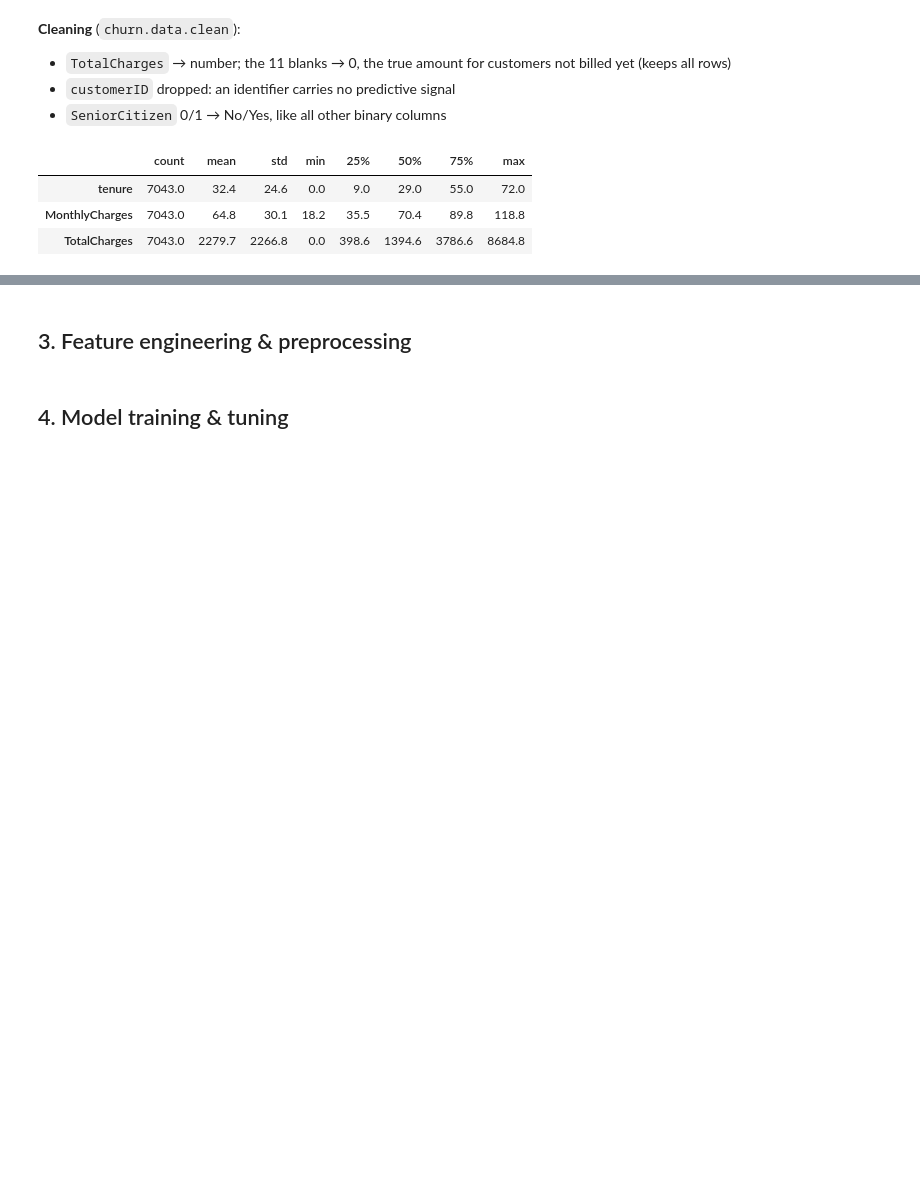
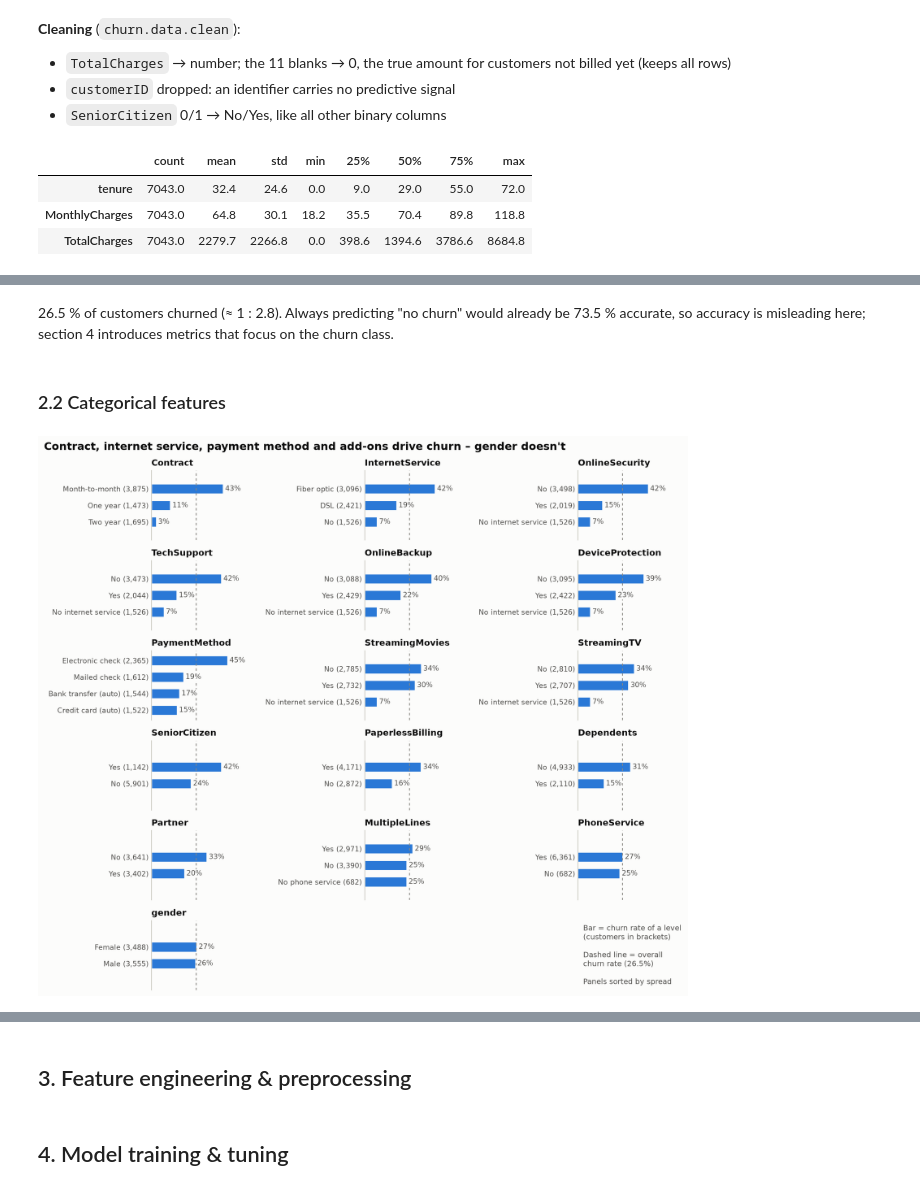
Before and after one commit to aljazfrancic/churn, a Jupyter notebook: churn_prediction.ipynb, the cells around one changed output, grey strips where cells are left out. Drawn from its saved outputs; the diff is of its cells as text; code cells hidden in the pictures; blank space fills up the shorter version.

```diff
--- a/churn_prediction.ipynb
+++ b/churn_prediction.ipynb
@@ -95,0 +117,12 @@ df[config.NUMERIC_COLUMNS].describe().T.round(1)
+# %% [markdown]
+26.5 % of customers churned (≈ 1 : 2.8). Always predicting "no churn" would already be 73.5 % accurate, so accuracy is misleading here; section 4 introduces metrics that focus on the churn class.
+# %% [markdown]
+### 2.2 Categorical features
+# %%
+plot_churn_rate_by_category(
+    df,
+    config.CATEGORICAL_COLUMNS,
+    "Contract, internet service, payment method and add-ons drive churn – gender doesn't",
+);
+# %% [output]
+[figure, added]
```
Also changed, not shown: parts of 21 cells of this notebook, 4 other files.
